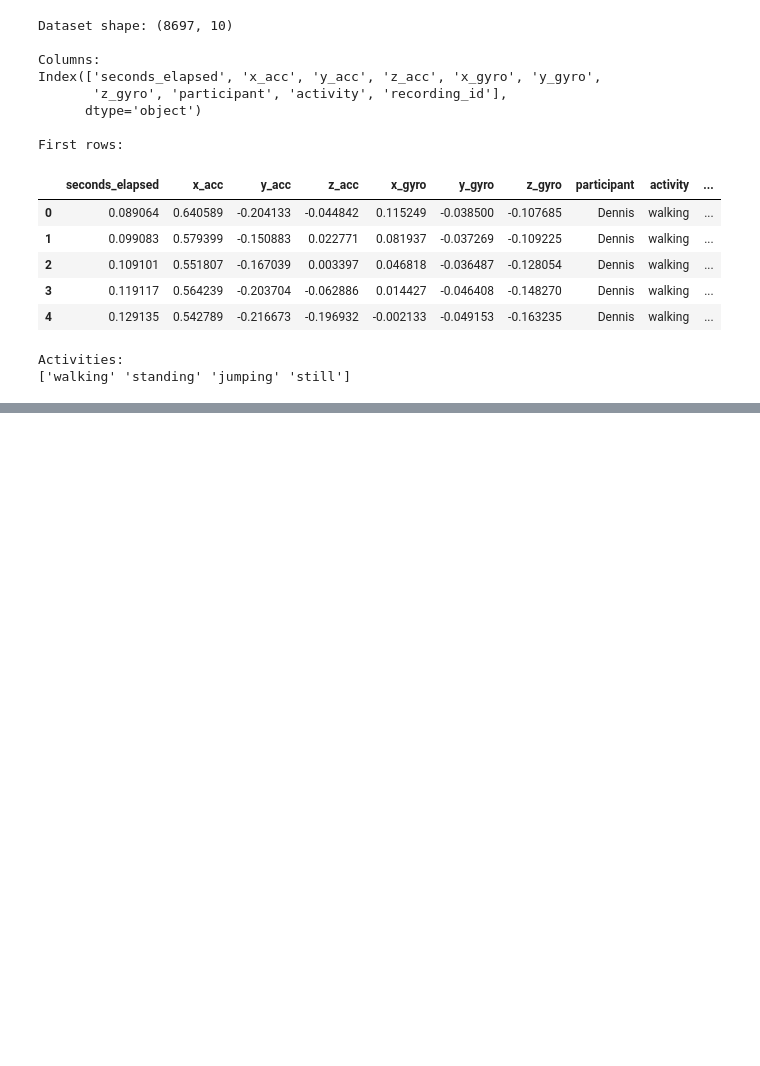
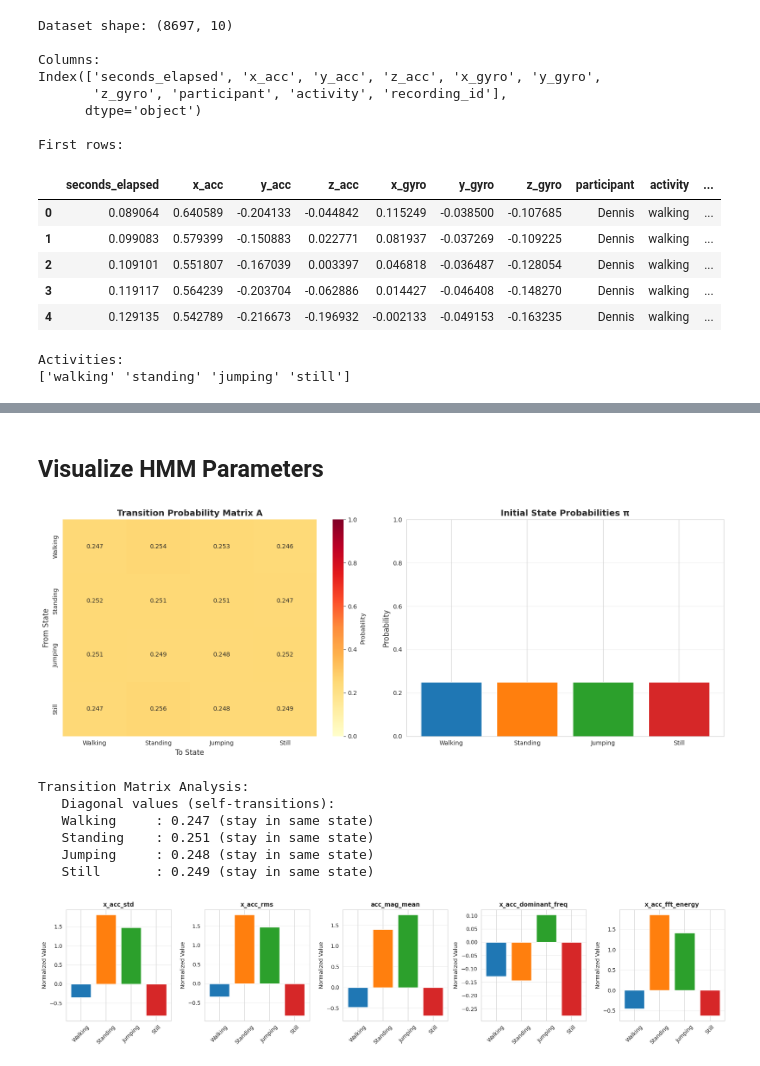
Before and after one commit to lemwaizz/formative2_G35, a Jupyter notebook: Formative_2.ipynb, the cells around one changed output, grey strips where cells are left out. Drawn from its saved outputs; the diff is of its cells as text; code cells hidden in the pictures; blank space fills up the shorter version.

```diff
--- a/Formative_2.ipynb
+++ b/Formative_2.ipynb
@@ -338,0 +499,12 @@ def extract_features(df):
+# %%
+from sklearn.preprocessing import StandardScaler
+
+# Separate features and metadata
+feature_cols = features_df.drop(columns=['activity','participant','recording_id']).columns
+
+scaler = StandardScaler()
+
+features_df[feature_cols] = scaler.fit_transform(features_df[feature_cols])
+
+print("Feature normalization complete.")
+features_df.head()
@@ -338,0 +929,60 @@ def extract_features(df):
+# %% [markdown]
+## Visualize HMM Parameters
+# %%
+activity_labels = ['Walking', 'Standing', 'Jumping', 'Still']
+
+# Transition Matrix Heatmap
+fig, axes = plt.subplots(1, 2, figsize = (16, 6))
+
+# Transition probabilities
+sns.heatmap(hmm_model.transmat_, annot = True, fmt = '.3f', cmap = 'YlOrRd',
+            xticklabels = activity_labels, yticklabels = activity_labels,
+            cbar_kws={'label': 'Probability'}, ax = axes[0], vmin = 0, vmax = 1)
+axes[0].set_title('Transition Probability Matrix A', fontsize = 14, fontweight = 'bold')
+axes[0].set_ylabel('From State', fontsize = 12)
+axes[0].set_xlabel('To State', fontsize = 12)
+
+# Initial state probabilities
+axes[1].bar(activity_labels, hmm_model.startprob_, color=['#1f77b4', '#ff7f0e', '#2ca02c', '#d62728'])
+axes[1].set_ylabel('Probability', fontsize = 12)
+axes[1].set_title('Initial State Probabilities π', fontsize = 14, fontweight = 'bold')
+axes[1].set_ylim([0, 1])
+axes[1].grid(True, alpha = 0.3, axis = 'y')
+
+plt.tight_layout()
+plt.savefig('transition_emission_probs.png', dpi = 300, bbox_inches = 'tight')
+plt.show()
+
+print("\nTransition Matrix Analysis:")
+print("   Diagonal values (self-transitions):")
+for i, activity in enumerate(activity_labels):
+    print(f"   {activity:<12}: {hmm_model.transmat_[i, i]:.3f} (stay in same state)")
+
+# Visualize emission means for key features
+feature_names = list(X_train.columns)
+# Corrected feature names to match existing columns in X_train
+key_features = ['x_acc_std', 'x_acc_rms', 'acc_mag_mean', 'x_acc_dominant_freq', 'x_acc_fft_energy']
+feature_indices = [feature_names.index(f) for f in key_features if f in feature_names]
+
+fig, axes = plt.subplots(1, len(feature_indices), figsize = (18, 4))
+for idx, feat_idx in enumerate(feature_indices):
+    feat_name = feature_names[feat_idx]
+    axes[idx].bar(activity_labels, hmm_model.means_[:, feat_idx],
+                  color = ['#1f77b4', '#ff7f0e', '#2ca02c', '#d62728'])
+    axes[idx].set_title(feat_name, fontsize = 11, fontweight = 'bold')
+    axes[idx].tick_params(axis = 'x', rotation = 45)
+    axes[idx].grid(True, alpha = 0.3, axis = 'y')
+    axes[idx].set_ylabel('Normalized Value', fontsize = 10)
+
+plt.tight_layout()
+plt.savefig('emission_means_visualization.png', dpi = 300, bbox_inches = 'tight')
+plt.show()
+# %% [output]
+[figure, added]
+Transition Matrix Analysis:
+   Diagonal values (self-transitions):
+   Walking     : 0.247 (stay in same state)
+   Standing    : 0.251 (stay in same state)
+   Jumping     : 0.248 (stay in same state)
+   Still       : 0.249 (stay in same state)
+[figure, added]
```
Also changed, not shown: parts of 28 cells of this notebook.
